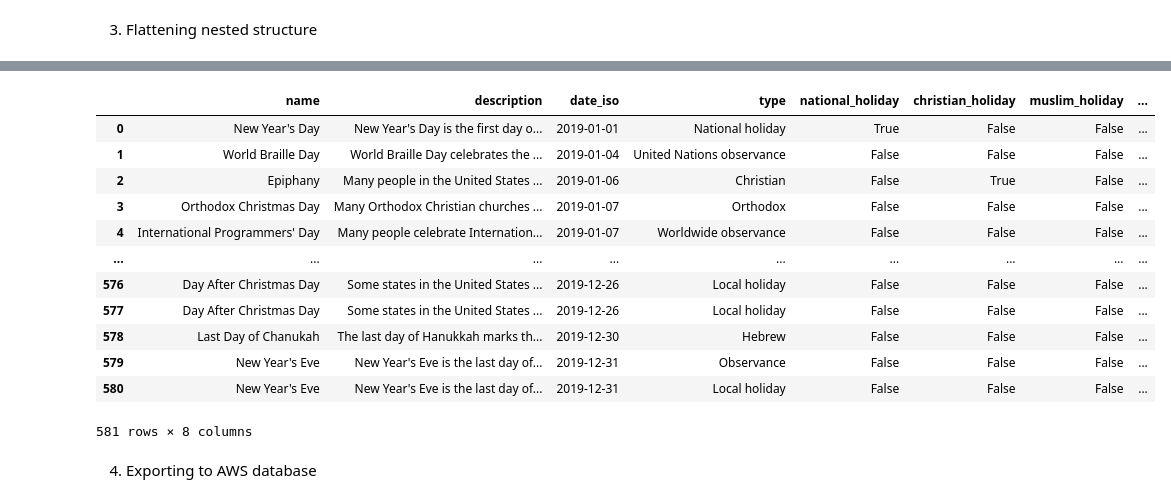
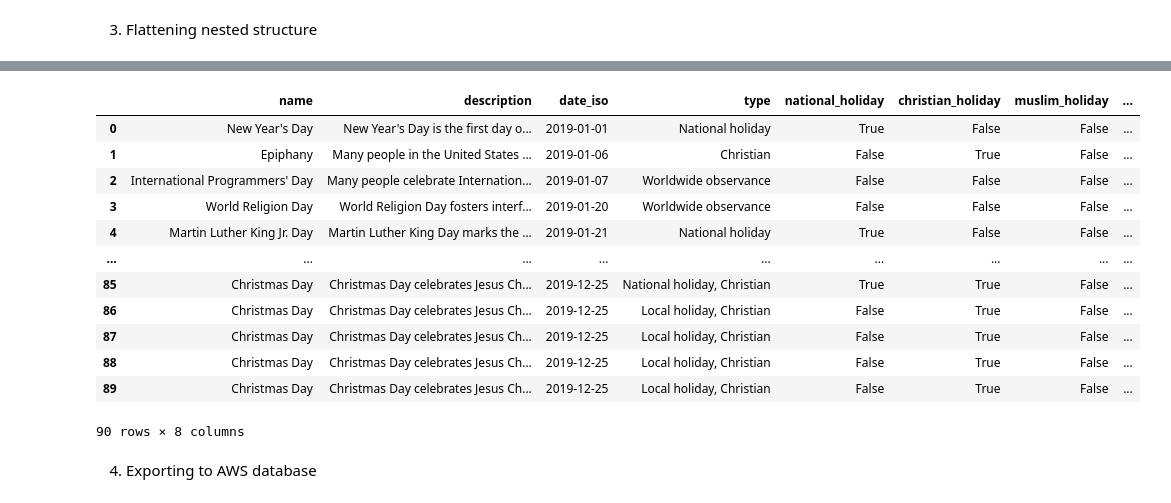
Before and after one commit to CGrainger1/LTV-Capstone-Project, a Jupyter notebook: Step_3_Calendar_API.ipynb, the cells around one changed output, grey strips where cells are left out. Drawn from its saved outputs; the diff is of its cells as text; code cells hidden in the pictures.

Commit message:
holiday table adjustements

```diff
--- a/Step_3_Calendar_API.ipynb
+++ b/Step_3_Calendar_API.ipynb
@@ -98,4 +98,5 @@ df_holidays = df_holidays[['name', 'description', 'date_iso', 'type']]
 df_holidays['type'] = df_holidays['type'].apply(lambda x: ', '.join(x) if isinstance(x, list) else x)
 # %%
 h_include = [["national_holiday",'National holiday'],["christian_holiday",'Christian'],["muslim_holiday",'Muslim'],["worldwide_observance",'Worldwide observance']]
-h_exclude = [['orthodox_holiday','Orthodox'],['hebrew_holiday','Hebrew'],['local_holiday','Local holiday']]
+h_exclude = [['orthodox_holiday','Orthodox'],['hebrew_holiday','Hebrew'],['local_holiday','Local holiday'],['observance','Observance'],['local_observance','Local observance'],['united_nations_observance','United Nations observance']]
+all = h_include + h_exclude
@@ -102,27 +119,37 @@ h_exclude = [['orthodox_holiday','Orthodox'],['hebrew_holiday','Hebrew'],['local
 # %%
 df_temp = df_holidays
 
-for i in h_include:
+for i in all:
 
     df_temp[i[0]]=df_temp["type"].str.contains(i[1], case=False)
 
-#for x in h_exclude:
 
-    # df_temp.drop(df_temp["type"].str.contains(x[1]))
+for index,row in df_temp.iterrows():
+    check = []
+    for x in h_include:
+        if df_temp.loc[index][x[0]]:
+            check.append(True)
+        else:
+            check.append(False)
+    if not(any(check)):
+        df_temp.drop(inplace=True,index=index)
+
+for x in h_exclude:
+    df_temp.drop(columns=x[0], inplace=True)
 
 df_temp.reset_index(drop=True)
 # %% [output]
 |  | name | description | date_iso | type | national_holiday | christian_holiday | muslim_holiday | ... |
 | 0 | New Year's Day | New Year's Day is the first day o... | 2019-01-01 | National holiday | True | False | False | ... |
-| 1 | World Braille Day | World Braille Day celebrates the ... | 2019-01-04 | United Nations observance | False | False | False | ... |
-| 2 | Epiphany | Many people in the United States ... | 2019-01-06 | Christian | False | True | False | ... |
-| 3 | Orthodox Christmas Day | Many Orthodox Christian churches ... | 2019-01-07 | Orthodox | False | False | False | ... |
-| 4 | International Programmers' Day | Many people celebrate Internation... | 2019-01-07 | Worldwide observance | False | False | False | ... |
+| 1 | Epiphany | Many people in the United States ... | 2019-01-06 | Christian | False | True | False | ... |
+| 2 | International Programmers' Day | Many people celebrate Internation... | 2019-01-07 | Worldwide observance | False | False | False | ... |
+| 3 | World Religion Day | World Religion Day fosters interf... | 2019-01-20 | Worldwide observance | False | False | False | ... |
+| 4 | Martin Luther King Jr. Day | Martin Luther King Day marks the ... | 2019-01-21 | National holiday | True | False | False | ... |
 | ... | ... | ... | ... | ... | ... | ... | ... | ... |
-| 576 | Day After Christmas Day | Some states in the United States ... | 2019-12-26 | Local holiday | False | False | False | ... |
-| 577 | Day After Christmas Day | Some states in the United States ... | 2019-12-26 | Local holiday | False | False | False | ... |
-| 578 | Last Day of Chanukah | The last day of Hanukkah marks th... | 2019-12-30 | Hebrew | False | False | False | ... |
-| 579 | New Year's Eve | New Year's Eve is the last day of... | 2019-12-31 | Observance | False | False | False | ... |
-| 580 | New Year's Eve | New Year's Eve is the last day of... | 2019-12-31 | Local holiday | False | False | False | ... |
+| 85 | Christmas Day | Christmas Day celebrates Jesus Ch... | 2019-12-25 | National holiday, Christian | True | True | False | ... |
+| 86 | Christmas Day | Christmas Day celebrates Jesus Ch... | 2019-12-25 | Local holiday, Christian | False | True | False | ... |
+| 87 | Christmas Day | Christmas Day celebrates Jesus Ch... | 2019-12-25 | Local holiday, Christian | False | True | False | ... |
+| 88 | Christmas Day | Christmas Day celebrates Jesus Ch... | 2019-12-25 | Local holiday, Christian | False | True | False | ... |
+| 89 | Christmas Day | Christmas Day celebrates Jesus Ch... | 2019-12-25 | Local holiday, Christian | False | True | False | ... |
-581 rows × 8 columns
+90 rows × 8 columns
 # %%
```
Also changed, not shown: parts of 4 cells of this notebook, 5 other files.
